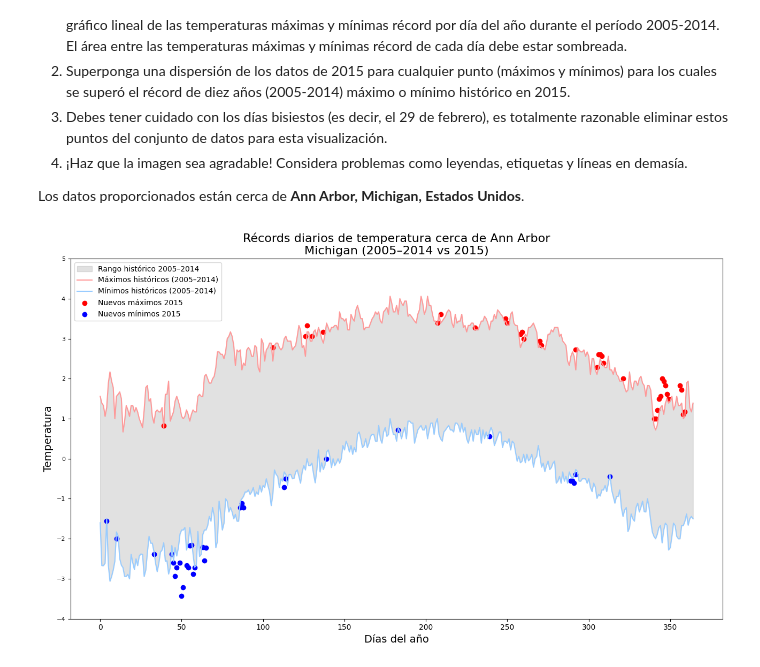
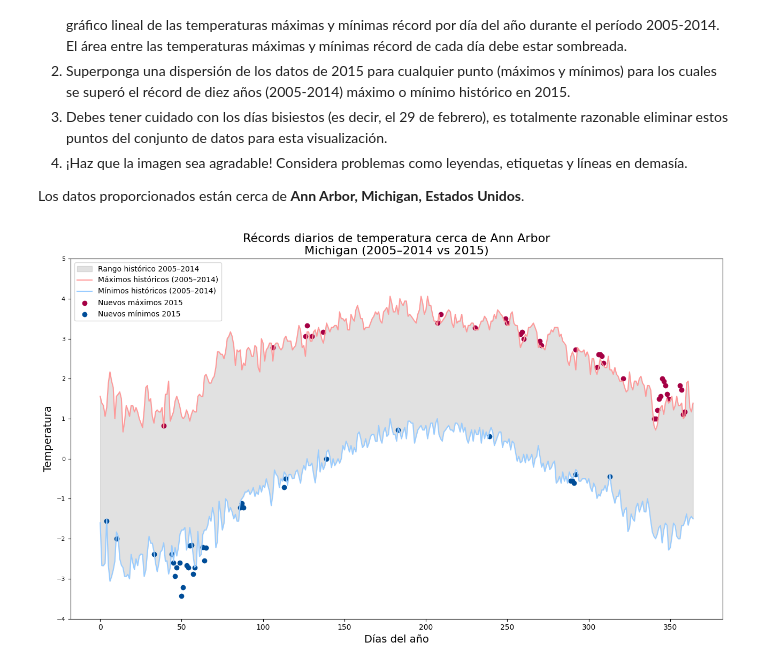
Before and after one commit to ramiro-pereirasft/practica-1-DataVisualization, a Jupyter notebook: notebooks/practice.ipynb, the cells around one changed output. Saved outputs shown, nothing was run; the diff lists cells and outputs as text; code cells hidden in the pictures.

```diff
--- a/notebooks/practice.ipynb
+++ b/notebooks/practice.ipynb
@@ -77,33 +77,33 @@ lower = np.minimum(tmax_hist_c, tmin_hist_c)
 # %%
 #Gráfico
 plt.figure(figsize=(13, 8))
 
 #Sombreado entre mínimos y máximos históricos
 plt.fill_between(x_all, upper, lower,
                  alpha=0.35, color='darkgrey',
                  label='Rango histórico 2005–2014')
 
 #Línea de máximos históricos
 plt.plot(x_all, tmax_hist_c, color='#ff9999', markersize=4,
          label='Máximos históricos (2005–2014)')
 
 #Línea de mínimos históricos
 plt.plot(x_all, tmin_hist_c, color='#99ccff', markersize=4,
          label='Mínimos históricos (2005–2014)')
 
 #Puntos 2015 que baten récords
-plt.scatter(pos_high, record_max_c, marker='o', color="red", label='Nuevos máximos 2015')
-plt.scatter(pos_low, record_min_c, marker='o', color="blue", label='Nuevos mínimos 2015')
+plt.scatter(pos_high, record_max_c, marker='o', color="#a50044", label='Nuevos máximos 2015')
+plt.scatter(pos_low, record_min_c, marker='o', color="#004d98", label='Nuevos mínimos 2015')
 
 #Etiquetas y leyenda
 plt.title('Récords diarios de temperatura cerca de Ann Arbor\nMichigan (2005–2014 vs 2015)', fontsize=16)
 plt.xlabel('Días del año', fontsize=14)
 plt.ylabel('Temperatura', fontsize=14)
 plt.legend()
 plt.legend(loc='upper left')
 plt.yticks([-4,-3,-2,-1,0,1,2,3,4,5],fontsize=8)
 
 plt.tight_layout()
 plt.show()
 # %% [output]
-[figure, old version]
+[figure, new version]
```
